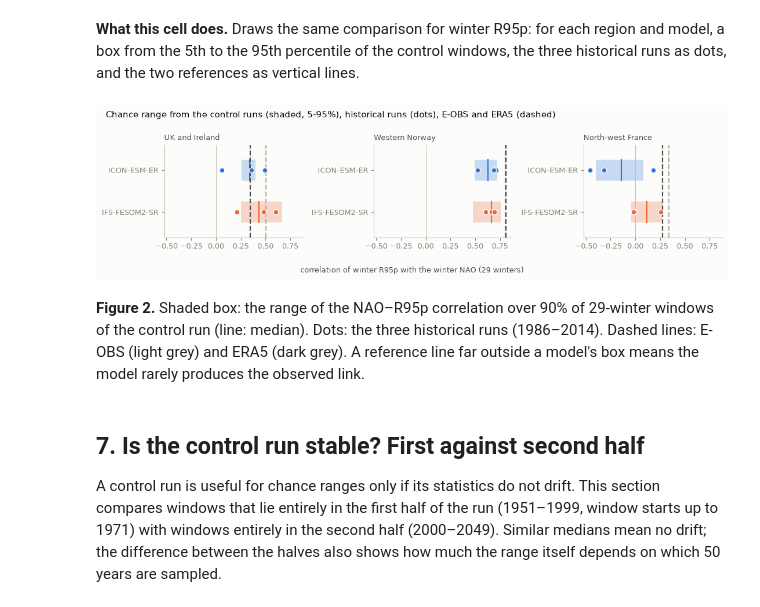
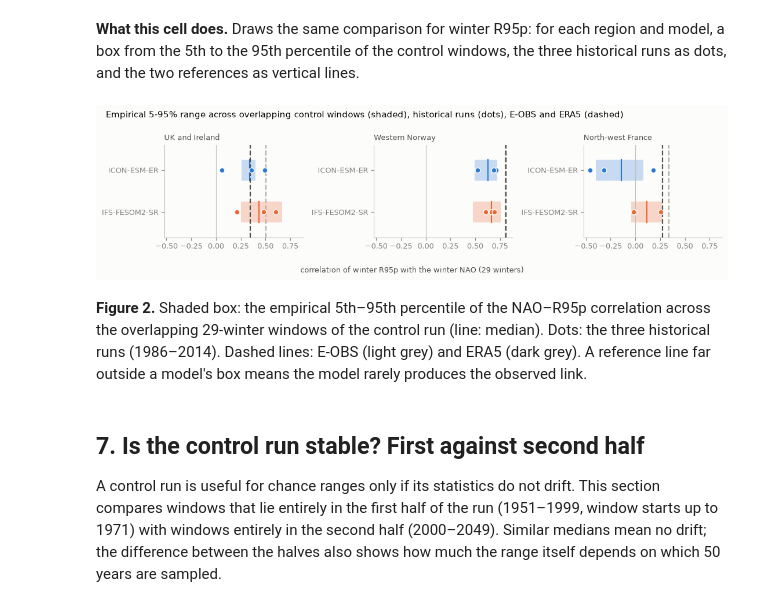
Before and after one commit to TunaHim/HighRes-EERIE-NorthAtlantic-Evaluation, a Jupyter notebook: notebooks/11_control.ipynb, the cells around one changed output. Saved outputs shown, nothing was run; the diff lists cells and outputs as text; code cells hidden in the pictures.

```diff
--- a/notebooks/11_control.ipynb
+++ b/notebooks/11_control.ipynb
@@ -244,29 +244,29 @@ and the two references as vertical lines.
 # %%
 import matplotlib.pyplot as plt
 fig, axes = plt.subplots(1, 3, figsize=(11, 2.9), facecolor=plotting.SURFACE, sharex=True)
 for ax, region in zip(axes, regions.SUBREGIONS):
     part = members[(members.region == regions.LABELS[region]) & (members['index'] == 'R95p')].set_index('source')
     for row, m in enumerate(CONTROLS):
         values = window_link[(window_link.model == m) & (window_link.region == regions.LABELS[region]) & (window_link['index'] == 'R95p')].r
         low, mid, high = np.percentile(values, [5, 50, 95])
         ax.add_patch(plt.Rectangle((low, row - 0.25), high - low, 0.5, color=plotting.colour_of(m), alpha=0.25, linewidth=0))
         ax.plot([mid, mid], [row - 0.25, row + 0.25], color=plotting.colour_of(m), linewidth=1.5)
         ax.scatter([part.r[s] for s in historical[m]], [row] * 3, color=plotting.colour_of(m), edgecolors=plotting.SURFACE, s=40, zorder=3)
     for ref in ('e-obs', 'era5'):
         ax.axvline(part.r[ref], color=plotting.colour_of(ref), linewidth=1.6, linestyle='--')
     ax.axvline(0, color=plotting.AXIS, linewidth=0.8)
     ax.set_yticks([0, 1], [LABEL(m).split()[0] for m in CONTROLS])
     ax.set_ylim(1.6, -0.6)
     ax.set_title(regions.LABELS[region], loc='left', fontsize=9, color=plotting.INK_SECONDARY)
     plotting._style(ax)
 fig.supxlabel('correlation of winter R95p with the winter NAO (29 winters)', fontsize=9, color=plotting.INK_SECONDARY)
-fig.suptitle('Chance range from the control runs (shaded, 5-95%), historical runs (dots), E-OBS and ERA5 (dashed)',
+fig.suptitle('Empirical 5-95% range across overlapping control windows (shaded), historical runs (dots), E-OBS and ERA5 (dashed)',
              x=0.02, ha='left', fontsize=11)
 fig.tight_layout();
 # %% [output]
-[figure, old version]
+[figure, new version]
 # %% [markdown]
-**Figure 2.** Shaded box: the range of the NAO–R95p correlation over 90% of 29-winter windows of
+**Figure 2.** Shaded box: the empirical 5th–95th percentile of the NAO–R95p correlation across the overlapping 29-winter windows of
 the control run (line: median). Dots: the three historical runs (1986–2014). Dashed lines: E-OBS
 (light grey) and ERA5 (dark grey). A reference line far outside a model's box means the model
 rarely produces the observed link.
```
Also changed, not shown: parts of 3 cells of this notebook, 41 other files.
